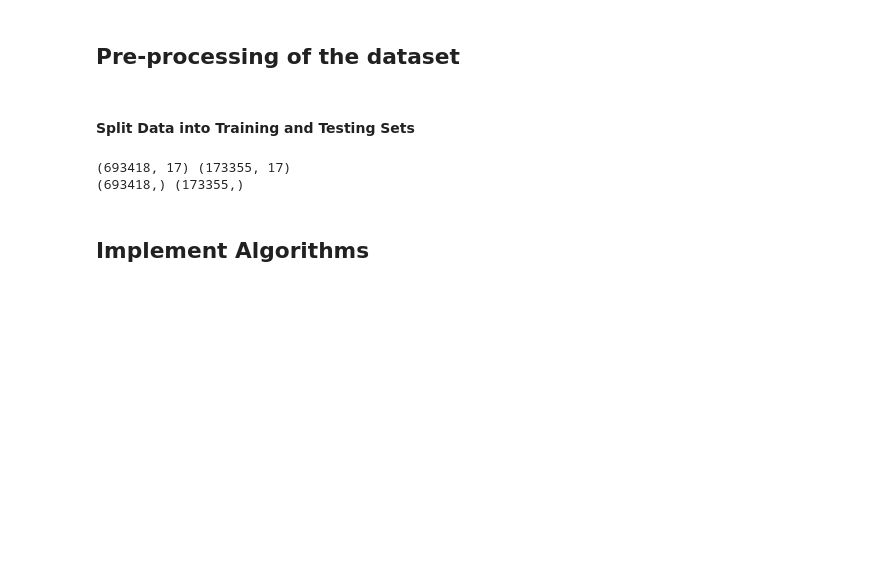
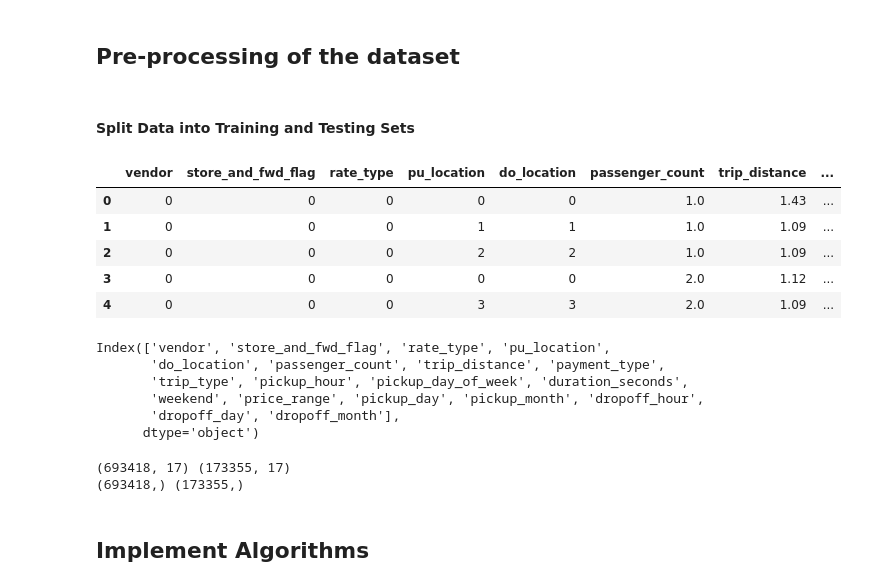
Before and after one commit to Marwan2210/Classification-Project, a Jupyter notebook: Logistic_Regression.ipynb, the cells around one changed output. Cells and saved outputs as stored; diff of their text form; code cells hidden in the pictures; blank space fills up the shorter version.

```diff
--- a/Logistic_Regression.ipynb
+++ b/Logistic_Regression.ipynb
@@ -82,6 +83,24 @@ df['dropoff_day'] = df['lpep_dropoff_datetime'].dt.day
 df['dropoff_month'] = df['lpep_dropoff_datetime'].dt.month
 # Drop the original datetime columns
 df=df.drop(columns=['total_amount','fare_amount','mta_tax','tip_amount','extra','tolls_amount','improvement_surcharge','lpep_pickup_datetime', 'lpep_dropoff_datetime','duration','pickup_datetime'])
+# %%
+df.head()
+# %% [output]
+|  | vendor | store_and_fwd_flag | rate_type | pu_location | do_location | passenger_count | trip_distance | ... |
+| 0 | 0 | 0 | 0 | 0 | 0 | 1.0 | 1.43 | ... |
+| 1 | 0 | 0 | 0 | 1 | 1 | 1.0 | 1.09 | ... |
+| 2 | 0 | 0 | 0 | 2 | 2 | 1.0 | 1.09 | ... |
+| 3 | 0 | 0 | 0 | 0 | 0 | 2.0 | 1.12 | ... |
+| 4 | 0 | 0 | 0 | 3 | 3 | 2.0 | 1.09 | ... |
+# %%
+print(df.columns)
+# %% [output]
+Index(['vendor', 'store_and_fwd_flag', 'rate_type', 'pu_location',
+       'do_location', 'passenger_count', 'trip_distance', 'payment_type',
+       'trip_type', 'pickup_hour', 'pickup_day_of_week', 'duration_seconds',
+       'weekend', 'price_range', 'pickup_day', 'pickup_month', 'dropoff_hour',
+       'dropoff_day', 'dropoff_month'],
+      dtype='object')
 # %%
 # Separate features and target
 x = df.drop(columns=['price_range'])
```
Also changed, not shown: parts of 3 cells of this notebook, 2 other files.
